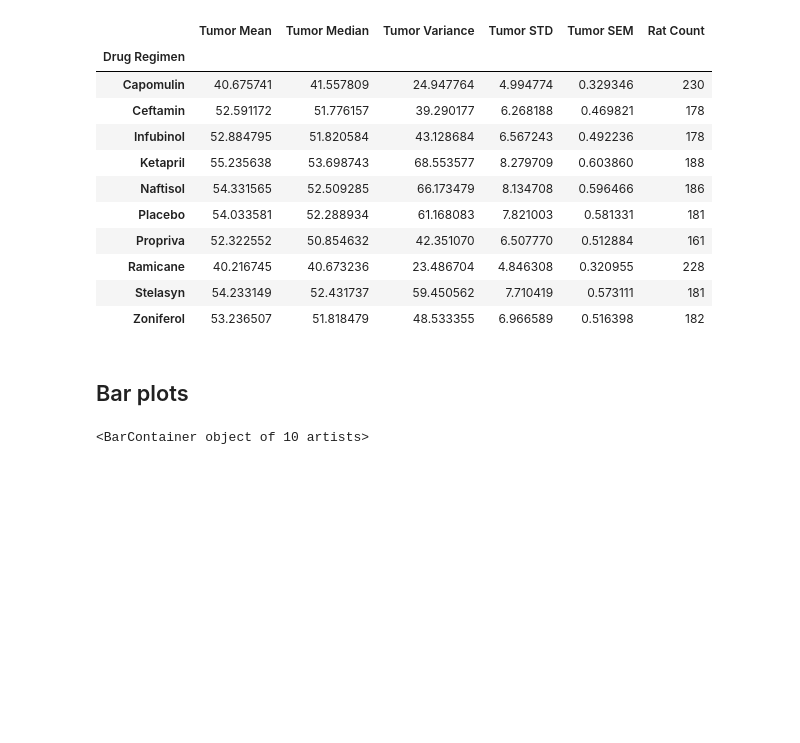
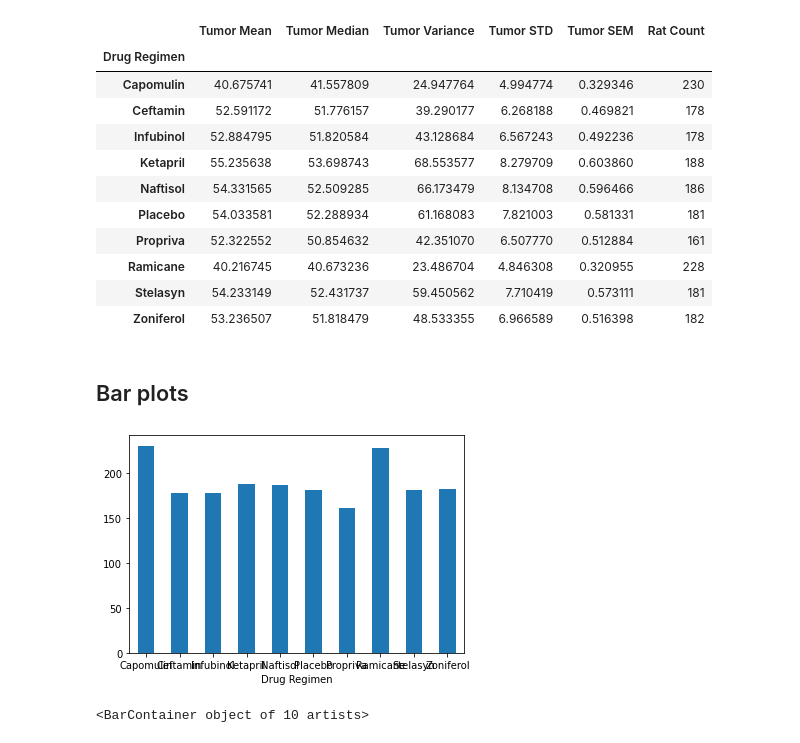
Before and after one commit to MissWibbon/matplotlib, a Jupyter notebook: Pymaceuticals/pymaceuticals_starter.ipynb, the cells around one changed output. Drawn from its saved outputs; the diff is of its cells as text; code cells hidden in the pictures; blank space fills up the shorter version.

Commit message:
added rat count

```diff
--- a/Pymaceuticals/pymaceuticals_starter.ipynb
+++ b/Pymaceuticals/pymaceuticals_starter.ipynb
@@ -50,4 +50,11 @@ summary_combined_data
 | Zoniferol | 53.236507 | 51.818479 | 48.533355 | 6.966589 | 0.516398 | 182 |
 # %% [markdown]
 ## Bar plots
+# %%
+# Generate a bar plot showing number of data points for each treatment regimen using pandas
+rat_df = summary_combined_data["Rat Count"]
+
+ax = rat_df.plot.bar(x="Drug Regimen", y="Rats", rot=0)
+# %% [output]
+[figure, added]
 # %%
```
Also changed, not shown: parts of 2 cells of this notebook.
